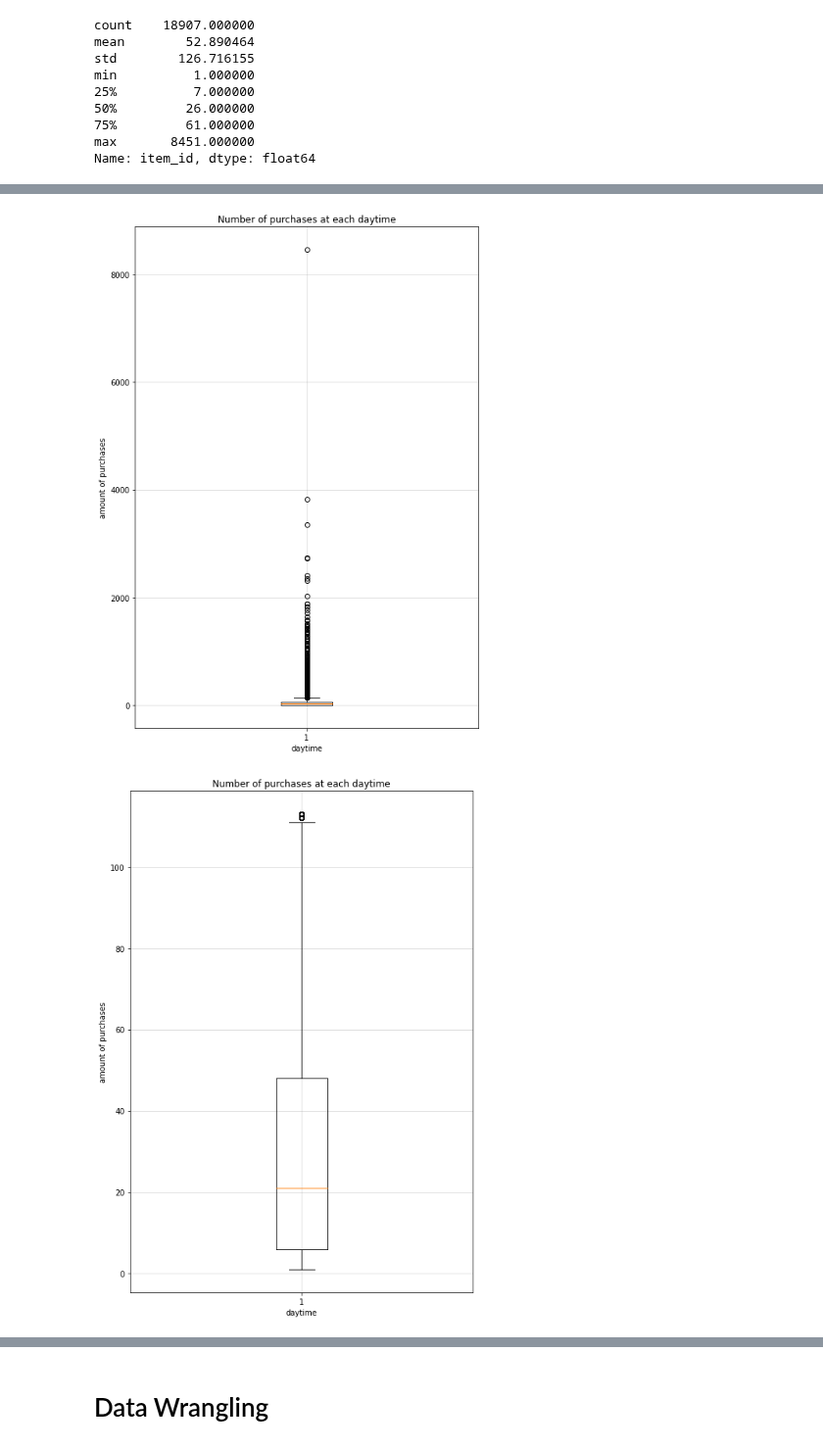
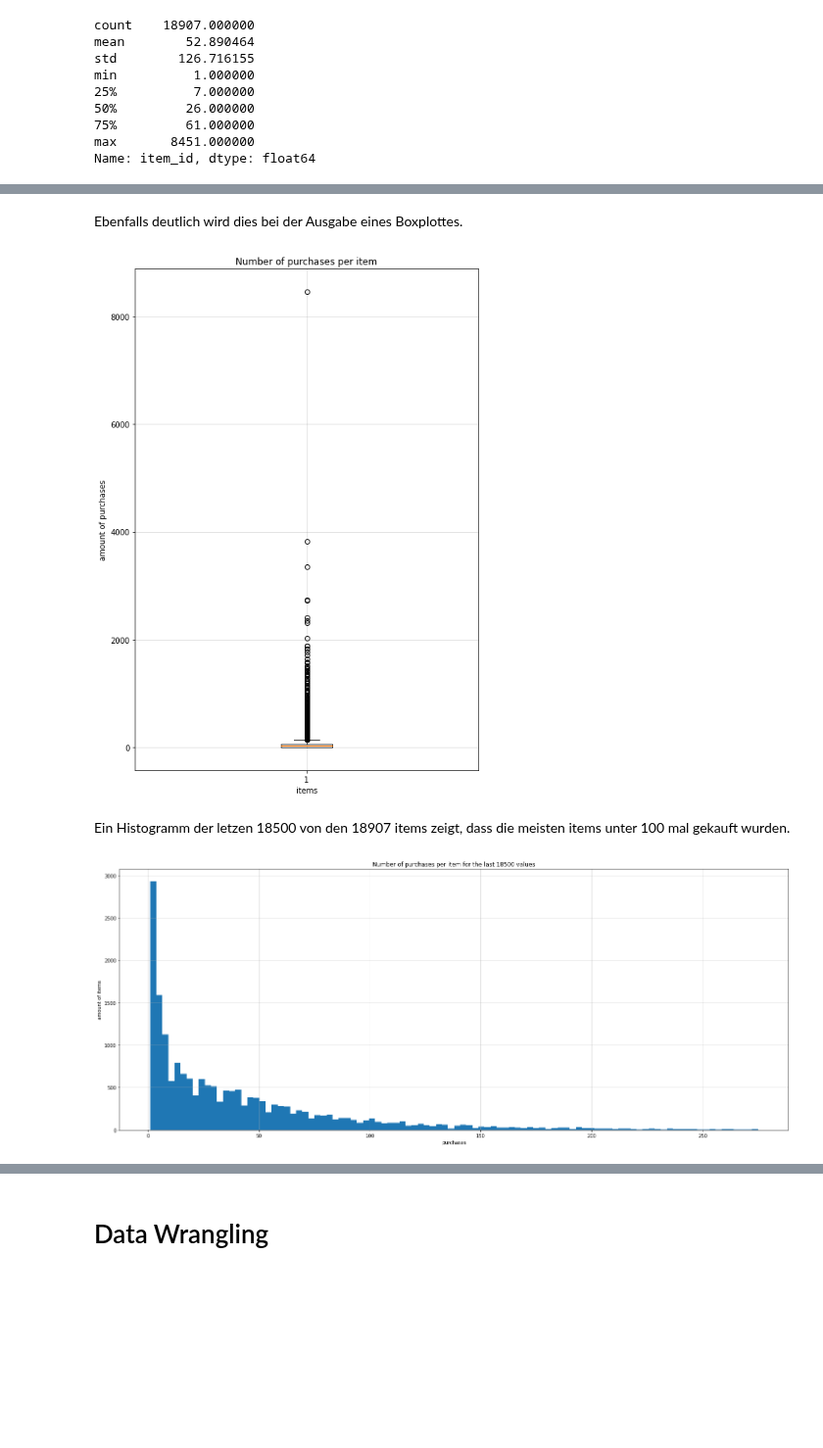
Before and after one commit to Ananassio/Data-Science_lab, a Jupyter notebook: Project/Data.ipynb, the cells around one changed output, grey strips where cells are left out. Shown at 98% size. Drawn from its saved outputs; the diff is of its cells as text; code cells hidden in the pictures; blank space fills up the shorter version.

```diff
--- a/Project/Data.ipynb
+++ b/Project/Data.ipynb
@@ -374,22 +369,26 @@ axes.grid(alpha=0.5)
+# %% [markdown]
+Ebenfalls deutlich wird dies bei der Ausgabe eines Boxplottes.
 # %%
 fig, axes = plt.subplots(figsize=(8,12))
 
 axes.boxplot(train_purchases['item_id'].value_counts())
 
-axes.set_xlabel('daytime')
+axes.set_xlabel('items')
 axes.set_ylabel('amount of purchases')
-axes.set_title('Number of purchases at each daytime');
+axes.set_title('Number of purchases per item');
 axes.grid(alpha=0.5)
 # %% [output]
-[figure, old version]
+[figure, new version]
+# %% [markdown]
+Ein Histogramm der letzen 18500 von den 18907 items zeigt, dass die meisten items unter 100 mal gekauft wurden.
 # %%
-fig, axes = plt.subplots(figsize=(8,12))
+fig, axes = plt.subplots(figsize=(25,10))
 
-axes.boxplot(train_purchases['item_id'].value_counts().tail(17000))
+axes.hist(train_purchases['item_id'].value_counts().tail(18500), bins=100)
 
-axes.set_xlabel('daytime')
-axes.set_ylabel('amount of purchases')
-axes.set_title('Number of purchases at each daytime');
+axes.set_xlabel('purchases')
+axes.set_ylabel('amount of items')
+axes.set_title('Number of purchases per item for the last 18500 values');
 axes.grid(alpha=0.5)
 # %% [output]
-[figure, old version]
+[figure, new version]
```
Also changed, not shown: parts of 21 cells of this notebook.
